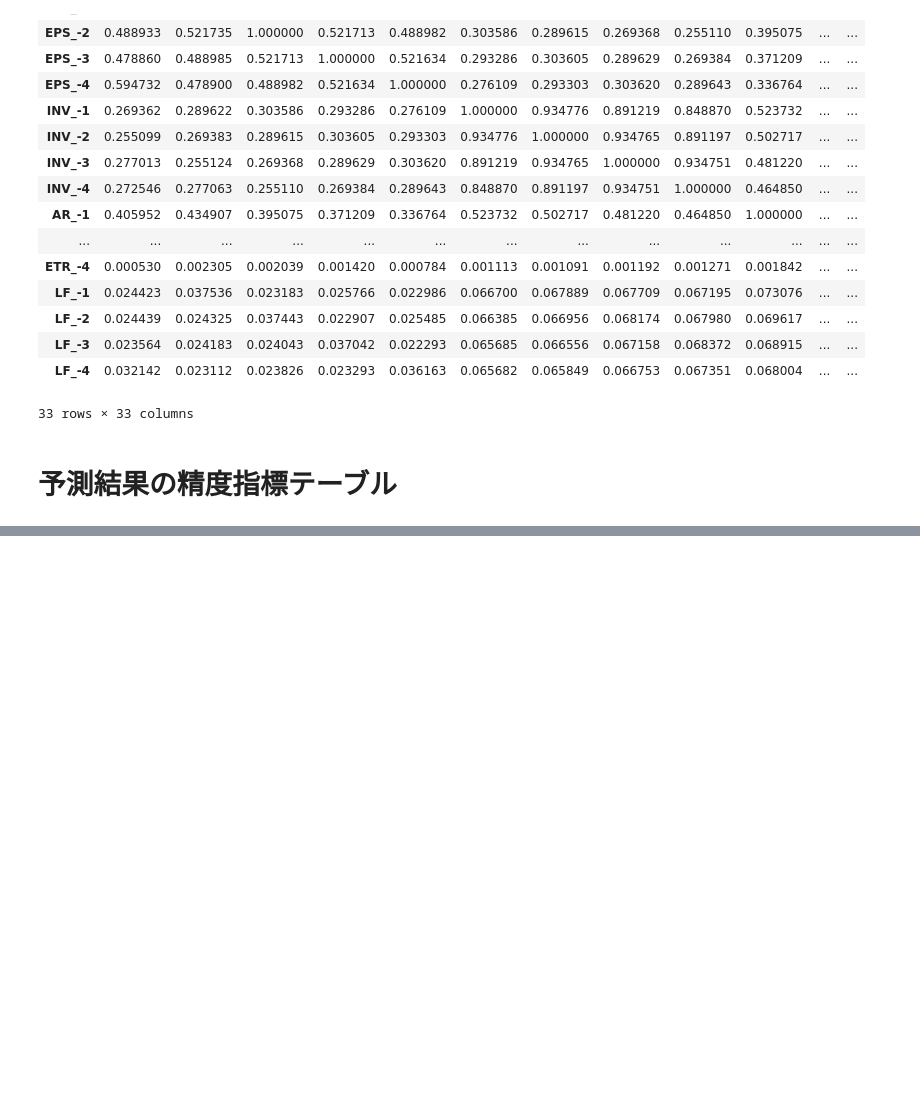
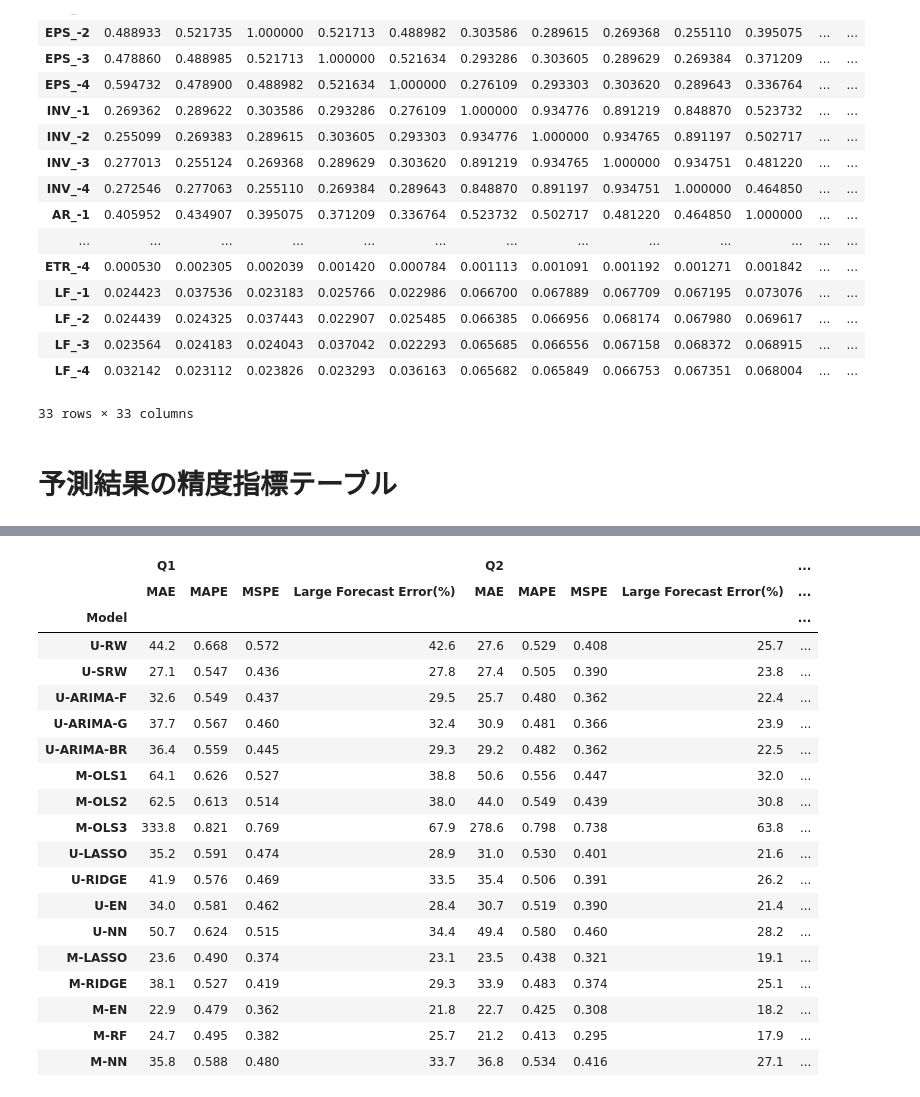
Before and after one commit to hessihan/eps_foracasting, a Jupyter notebook: paper/tex/img/img.ipynb, the cells around one changed output, grey strips where cells are left out. Saved outputs shown, nothing was run; the diff lists cells and outputs as text; code cells hidden in the pictures; blank space fills up the shorter version.

```diff
--- a/paper/tex/img/img.ipynb
+++ b/paper/tex/img/img.ipynb
@@ -193,0 +248,23 @@ tidy_df_lag.corr()
+# %%
+a_by_q
+# %% [output]
+|  | Q1 |  |  |  | Q2 |  |  |  | ... |
+|  | MAE | MAPE | MSPE | Large Forecast Error(%) | MAE | MAPE | MSPE | Large Forecast Error(%) | ... |
+| Model |  |  |  |  |  |  |  |  | ... |
+| U-RW | 44.2 | 0.668 | 0.572 | 42.6 | 27.6 | 0.529 | 0.408 | 25.7 | ... |
+| U-SRW | 27.1 | 0.547 | 0.436 | 27.8 | 27.4 | 0.505 | 0.390 | 23.8 | ... |
+| U-ARIMA-F | 32.6 | 0.549 | 0.437 | 29.5 | 25.7 | 0.480 | 0.362 | 22.4 | ... |
+| U-ARIMA-G | 37.7 | 0.567 | 0.460 | 32.4 | 30.9 | 0.481 | 0.366 | 23.9 | ... |
+| U-ARIMA-BR | 36.4 | 0.559 | 0.445 | 29.3 | 29.2 | 0.482 | 0.362 | 22.5 | ... |
+| M-OLS1 | 64.1 | 0.626 | 0.527 | 38.8 | 50.6 | 0.556 | 0.447 | 32.0 | ... |
+| M-OLS2 | 62.5 | 0.613 | 0.514 | 38.0 | 44.0 | 0.549 | 0.439 | 30.8 | ... |
+| M-OLS3 | 333.8 | 0.821 | 0.769 | 67.9 | 278.6 | 0.798 | 0.738 | 63.8 | ... |
+| U-LASSO | 35.2 | 0.591 | 0.474 | 28.9 | 31.0 | 0.530 | 0.401 | 21.6 | ... |
+| U-RIDGE | 41.9 | 0.576 | 0.469 | 33.5 | 35.4 | 0.506 | 0.391 | 26.2 | ... |
+| U-EN | 34.0 | 0.581 | 0.462 | 28.4 | 30.7 | 0.519 | 0.390 | 21.4 | ... |
+| U-NN | 50.7 | 0.624 | 0.515 | 34.4 | 49.4 | 0.580 | 0.460 | 28.2 | ... |
+| M-LASSO | 23.6 | 0.490 | 0.374 | 23.1 | 23.5 | 0.438 | 0.321 | 19.1 | ... |
+| M-RIDGE | 38.1 | 0.527 | 0.419 | 29.3 | 33.9 | 0.483 | 0.374 | 25.1 | ... |
+| M-EN | 22.9 | 0.479 | 0.362 | 21.8 | 22.7 | 0.425 | 0.308 | 18.2 | ... |
+| M-RF | 24.7 | 0.495 | 0.382 | 25.7 | 21.2 | 0.413 | 0.295 | 17.9 | ... |
+| M-NN | 35.8 | 0.588 | 0.480 | 33.7 | 36.8 | 0.534 | 0.416 | 27.1 | ... |
```
Also changed, not shown: parts of 12 cells of this notebook, 38 other files.
